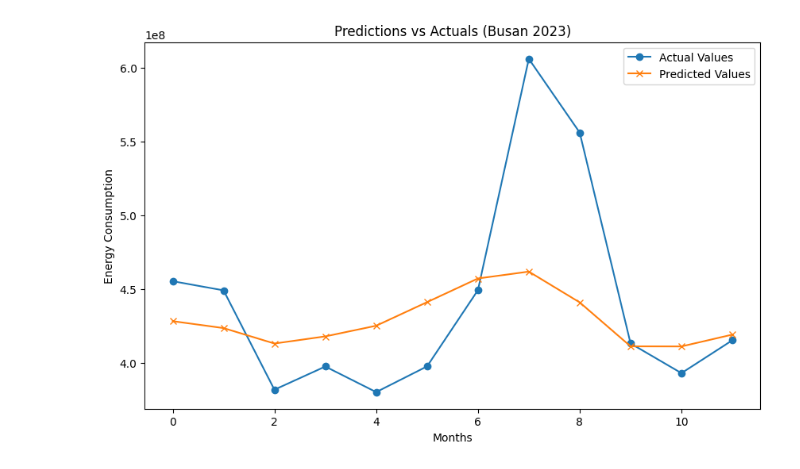
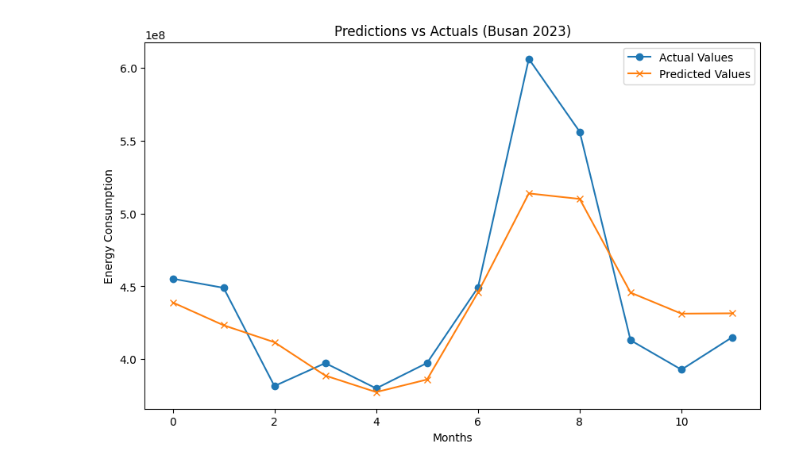
Before and after one commit to podobongbong/the_project, a Jupyter notebook: multi_variable_Resid_backup.ipynb, the cells around one changed output. Saved outputs shown, nothing was run; the diff lists cells and outputs as text; code cells hidden in the pictures.

```diff
--- a/multi_variable_Resid_backup.ipynb
+++ b/multi_variable_Resid_backup.ipynb
@@ -48,0 +26,5 @@ energy_data_busan_scaled = scaler_busan.fit_transform(energy_data_busan.reshape(
+# %%
+# Population Data (2008-2023)
+population_data = pd.read_csv('/content/the_project/population.csv')
+population_data.columns = ['year', 'city', 'jan', 'feb', 'mar', 'apr', 'may', 'jun', 'jul', 'aug', 'sep', 'oct', 'nov', 'dec']
+population_data['city'] = population_data['city'].replace({'seoul': 'seoul', 'busan': 'busan'})
@@ -48,0 +57,7 @@ energy_data_busan_scaled = scaler_busan.fit_transform(energy_data_busan.reshape(
+# %%
+# Aggregate enery, population, climate data
+
+seoul_data = pd.merge(energy_seoul, population_data, on=['year', 'city'], suffixes=('_energy', '_population'))
+busan_data = pd.merge(energy_busan, population_data, on=['year', 'city'], suffixes=('_energy', '_population'))
+climate_data_seoul = climate_data[climate_data['city']=='seoul']['climate_summary'].values.flatten()
+climate_data_busan = climate_data[climate_data['city']=='busan']['climate_summary'].values.flatten()
@@ -49,19 +90,19 @@ energy_data_busan_scaled = scaler_busan.fit_transform(energy_data_busan.reshape(
 # %%
 #%% SLIDING WINDOW
-# Function to create sliding window samples
-def create_sliding_window(data, window_size):
+#%% Create Sliding Windows
+def create_sliding_window_multi(data_energy, data_population, data_climate, window_size):
     X, y = [], []
-    for i in range(window_size, len(data)):
-        X.append(data[i-window_size:i])  # Take the previous 'window_size' months
-        y.append(data[i])  # The target is the next month's consumption
+    for i in range(window_size, len(data_energy)):
+        X.append(np.column_stack((data_energy[i-window_size:i], data_population[i-window_size:i],data_climate[i-window_size:i])))
+        y.append(data_energy[i])  # Next month's energy consumption
     return np.array(X), np.array(y)
 
 WINDOW_SIZE = 12
-TOTAL_MONTHS = 240
+feature_number = 3 #energy, population, climate
 
 # Create sliding window samples for Seoul and Busan
-X_seoul, y_seoul = create_sliding_window(energy_data_seoul_scaled, WINDOW_SIZE)
-X_busan, y_busan = create_sliding_window(energy_data_busan_scaled, WINDOW_SIZE)
+X_seoul, y_seoul = create_sliding_window_multi(seoul_energy_scaled, seoul_population_scaled, seoul_climate_scaled, WINDOW_SIZE)
+X_busan, y_busan = create_sliding_window_multi(busan_energy_scaled, busan_population_scaled, busan_climate_scaled, WINDOW_SIZE)
 
 # Split Busan data into training and test sets (hold out the last 12 months for testing)
 X_train_busan = X_busan[:-12]
@@ -69,7 +110,7 @@ y_train_busan = y_busan[:-12]
 X_test_busan = X_busan[-12:]
 y_test_busan = y_busan[-12:]
 # %%
-# 2. Feature extraction
+# 2. Feature extraction fine tuning
 import pandas as pd
 import numpy as np
 from sklearn.preprocessing import MinMaxScaler
@@ -88,8 +129,8 @@ def build_pretrained_model(window_size, num_features):
 
 # Pretrain the model on Seoul's data
 print("Pretraining on Seoul's data...")
-pretrained_model = build_pretrained_model(WINDOW_SIZE, 1)
-history_pretrain = pretrained_model.fit(X_seoul, y_seoul, epochs=50, batch_size=32, validation_split=0.2)
+pretrained_model = build_pretrained_model(WINDOW_SIZE, feature_number)
+history_pretrain = pretrained_model.fit(X_seoul, y_seoul, epochs=100, batch_size=16, validation_split=0.2)
 
 #%% Feature Extraction with the Pre-trained Model
 # Freeze the LSTM layer so it acts as a feature extractor
@@ -118,7 +159,7 @@ new_model = build_new_model_for_finetuning(X_train_features_busan.shape[1:])
 
 # Train the new model on Busan's data
 print("Training new layers on Busan's data...")
-history_finetune = new_model.fit(X_train_features_busan, y_train_busan, epochs=50, batch_size=32, validation_split=0.2)
+history_finetune = new_model.fit(X_train_features_busan, y_train_busan, epochs=100, batch_size=32, validation_split=0.2)
 
 #%% Evaluate and Predict on Test Data
 print("Evaluating on Busan's test data...")
@@ -129,8 +170,8 @@ print(f"Test Loss: {test_loss}, Test MAE: {test_mae}")
 predictions = new_model.predict(X_test_features_busan)
 
 # Rescale predictions and actual values back to original scale
-predictions_rescaled = scaler_busan.inverse_transform(predictions.reshape(-1, 1)).flatten()
-actual_rescaled = scaler_busan.inverse_transform(y_test_busan.reshape(-1, 1)).flatten()
+predictions_rescaled = scaler_energy_busan.inverse_transform(predictions.reshape(-1, 1)).flatten()
+actual_rescaled = scaler_energy_busan.inverse_transform(y_test_busan.reshape(-1, 1)).flatten()
 
 #%% Visualization
 def plot_predictions(y_true, y_pred, title='Predictions vs Actuals (Busan 2023)'):
@@ -166,4 +207,4 @@ Test Loss: 0.03390448912978172, Test MAE: 0.12681661546230316
-[figure, old version]
+[figure, new version]
 # %%
 
 # 1. Partial fine tuning model creation
```
Also changed, not shown: parts of 9 cells of this notebook.
